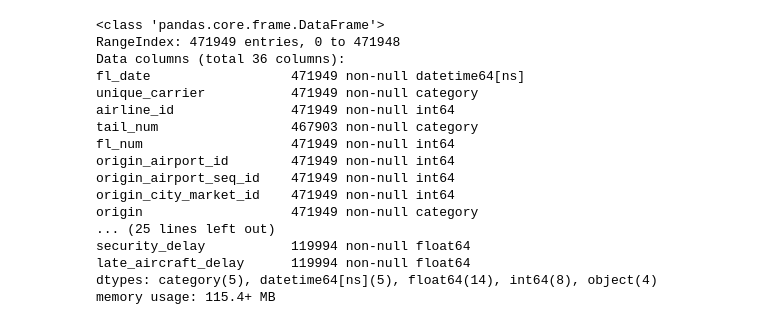
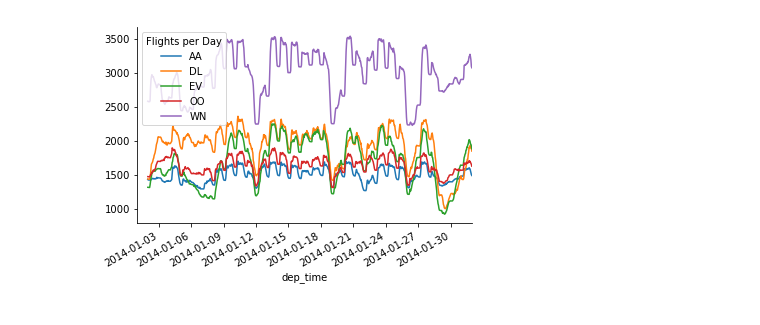
Before and after one commit to gr4vytr0n/pandas_, a Jupyter notebook: modern/part2.ipynb, the cells around one changed output. Saved outputs shown, nothing was run; the diff lists cells and outputs as text; code cells hidden in the pictures.

```diff
--- a/modern/part2.ipynb
+++ b/modern/part2.ipynb
@@ -61,26 +63,24 @@ def time_to_datetime(df, cols):
     return df
 # %%
 df = read('856263442_T_ONTIME.csv')
-# %%
-df.info()
-# %% [output]
-<class 'pandas.core.frame.DataFrame'>
-RangeIndex: 471949 entries, 0 to 471948
-Data columns (total 36 columns):
-fl_date                  471949 non-null datetime64[ns]
-unique_carrier           471949 non-null category
-airline_id               471949 non-null int64
-tail_num                 467903 non-null category
-fl_num                   471949 non-null int64
-origin_airport_id        471949 non-null int64
-origin_airport_seq_id    471949 non-null int64
-origin_city_market_id    471949 non-null int64
-origin                   471949 non-null category
-... (25 lines left out)
-security_delay           119994 non-null float64
-late_aircraft_delay      119994 non-null float64
-dtypes: category(5), datetime64[ns](5), float64(14), int64(8), object(4)
-memory usage: 115.4+ MB
+# %%
+# EDA -- daily flight pattern
+(df.dropna(subset=['dep_time', 'unique_carrier'])
+   .loc[df['unique_carrier']
+       .isin(df['unique_carrier'].value_counts().index[:5])]
+   .set_index('dep_time')
+   .groupby(['unique_carrier', pd.TimeGrouper('H')])
+   .fl_num.count()
+   .unstack(0)
+   .fillna(0)
+   .rolling(24)
+   .sum()
+   .rename_axis('Flights per Day', axis=1)
+   .plot())
+
+sns.despine()
+# %% [output]
+[figure, added]
 # %%
 # using decorators for logging
 from functools import wraps
```
Also changed, not shown: parts of 8 cells of this notebook.
